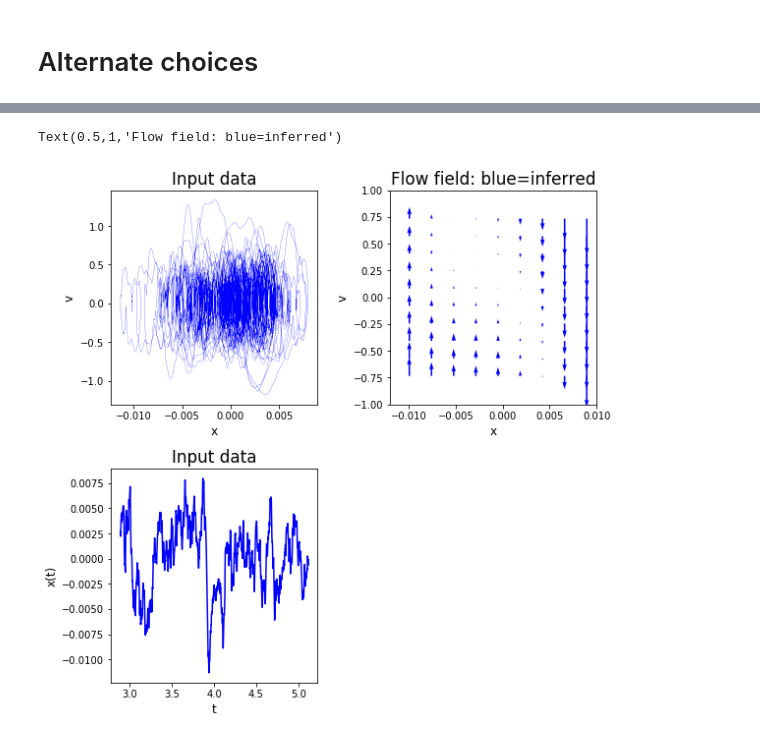
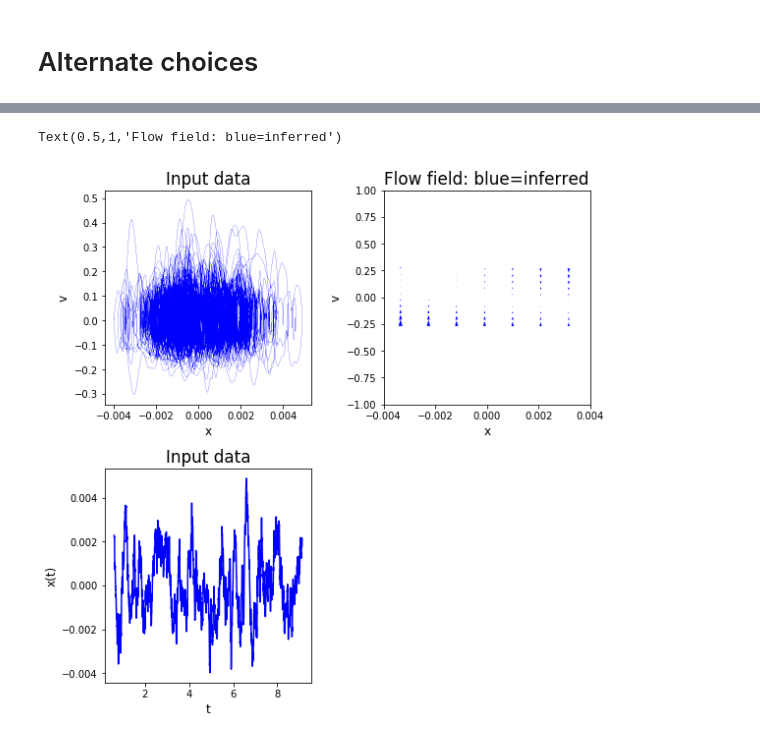
Before and after one commit to williamjsdavis/geodynamo_ULI, a Jupyter notebook: main.ipynb, the cells around one changed output, grey strips where cells are left out. Cells and saved outputs as stored; diff of their text form; code cells hidden in the pictures.

```diff
--- a/main.ipynb
+++ b/main.ipynb
@@ -198,7 +198,7 @@ import scipy.io
 # %% [output]
 DipoleSourceC2.dat      DipoleSourceHF1.dat     DipoleSource_PADM2M.dat
 # %%
-filename = './data/DipoleSourceHF1.dat'
+filename = './data/DipoleSourceC2.dat'
 # %%
 def get_dipole_data(filename, variablename):
     mat = scipy.io.loadmat(filename)
@@ -214,7 +214,7 @@ def get_dipole_data(filename, variablename):
     I = I[:-1]
     return t, x, dxdt, I
 
-t_dipole, x_dipole, dxdt_dipole, I_dipole = get_dipole_data(filename, 'DipoleSourceHF1')
+t_dipole, x_dipole, dxdt_dipole, I_dipole = get_dipole_data(filename, 'DipoleSourceC2')
 # %%
 fig_size = [12,8]
 params = {'axes.labelsize': 12,
@@ -420,32 +420,32 @@ plt.rcParams.update(params)
 plt.clf()
 fig = plt.figure(1)
 fig.subplots_adjust(left=0.06, bottom=0.07, right=0.96, top=0.94, wspace=0.35, hspace=0.3)
 H,W = 2,3
 
 pic_name = "ULI_demo_VdP.png"
 
 # Plot the trajectory (xv phase space):
 plt.subplot(H,W,1)
 plt.plot(data_dynamo2.X_ito[:,0,:],data_dynamo2.v_hat[:,0,:],color='b',lw=0.2)
 plt.xlabel("x")
 plt.ylabel("v")
 plt.title("Input data")
 
 # Plot the trajectory (x vs t):
 plt.subplot(H,W,4)
 plt.plot(data_dynamo2.t,data_dynamo2.X_ito[:,0,:],color='b')
 plt.ylabel("x(t)")
 plt.xlabel("t")
 plt.title("Input data")
 
 # Plot the force field - blue is inferred, black is the exact one used to generate the data.
 plt.subplot(H,W,2)
 S_dynamo2.data.plot_phase_space_forces(S_dynamo2.F_ansatz,color='b',zorder=0,width = 0.01,scale=0.001)
 plt.xlabel("x")
 plt.ylabel("v")
-plt.xlim([-0.012,0.01])
+plt.xlim([-0.004,0.004])
 plt.ylim([-1,1])
 plt.title("Flow field: blue=inferred")
 # %% [output]
 Text(0.5,1,'Flow field: blue=inferred')
-[figure, old version]
+[figure, new version]
```
Also changed, not shown: parts of 6 cells of this notebook.
